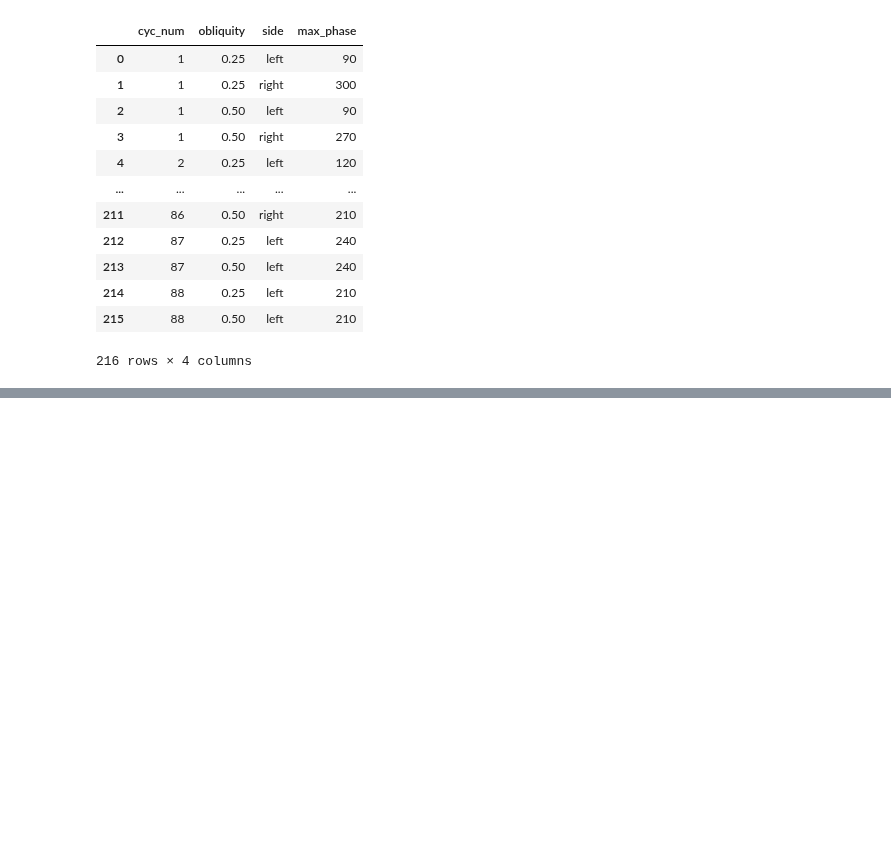
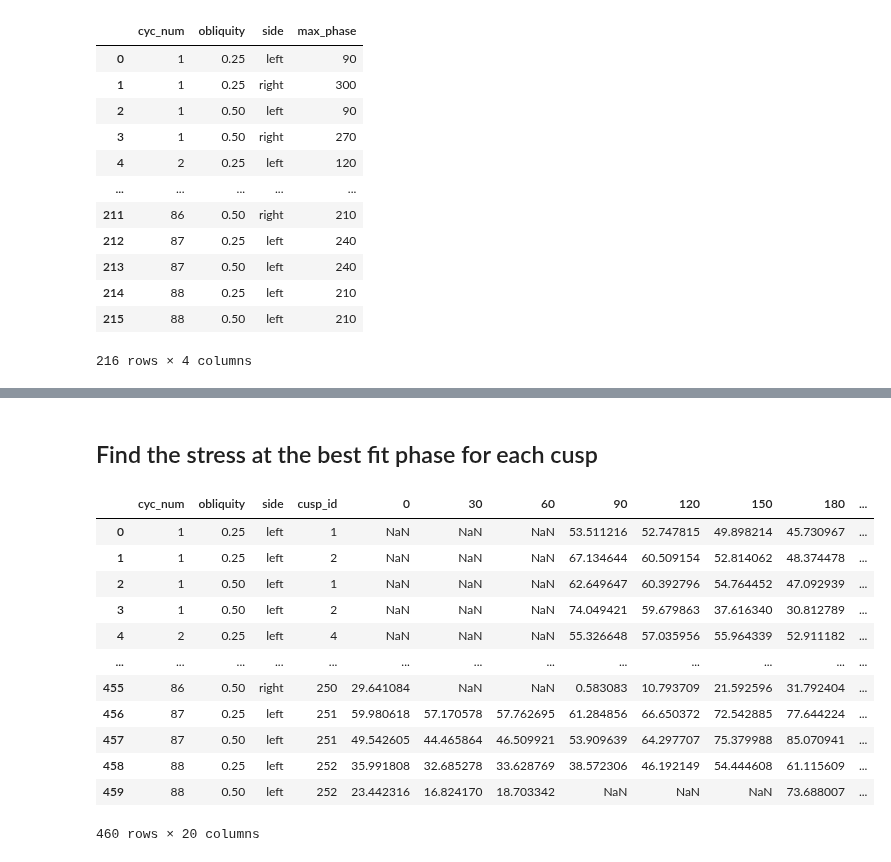
Before and after one commit to ssajous/europa-cycloids, a Jupyter notebook: src/Analyze Cusps.ipynb, the cells around one changed output, grey strips where cells are left out. Saved outputs shown, nothing was run; the diff lists cells and outputs as text; code cells hidden in the pictures; blank space fills up the shorter version.

```diff
--- a/src/Analyze Cusps.ipynb
+++ b/src/Analyze Cusps.ipynb
@@ -304,0 +323,35 @@ merged.to_csv('./output/leftRight/pivotedSPDstress.csv.gz', index=False, compres
+# %%
+min_stresses = merged.groupby(['cyc_num', 'obliquity', 'side'])[phases].min().reset_index()
+min_stresses['min_overall'] = min_stresses[phases].min(axis=1)
+
+min_stresses = min_stresses.sort_values(['cyc_num', 'obliquity', 'min_overall'],
+                                         ascending=[True, True, False])
+best_fit_direction = min_stresses.groupby(['cyc_num', 'obliquity']).head(1).reset_index(drop=True)
+# %%
+best_fits_only = best_fit_direction[['cyc_num',
+                                     'obliquity',
+                                     'side']].merge(merged,
+                                                    how='inner',
+                                                    on=['cyc_num', 'obliquity', 'side'])
+# %% [markdown]
+## Find the stress at the best fit phase for each cusp
+# %%
+def find_max_phase_stress(data):
+    return data[data.max_phase]
+
+best_fits_only['stress_at_max_phase'] = best_fits_only.apply(find_max_phase_stress, axis=1)
+best_fits_only
+# %% [output]
+|  | cyc_num | obliquity | side | cusp_id | 0 | 30 | 60 | 90 | 120 | 150 | 180 | ... |
+| 0 | 1 | 0.25 | left | 1 | NaN | NaN | NaN | 53.511216 | 52.747815 | 49.898214 | 45.730967 | ... |
+| 1 | 1 | 0.25 | left | 2 | NaN | NaN | NaN | 67.134644 | 60.509154 | 52.814062 | 48.374478 | ... |
+| 2 | 1 | 0.50 | left | 1 | NaN | NaN | NaN | 62.649647 | 60.392796 | 54.764452 | 47.092939 | ... |
+| 3 | 1 | 0.50 | left | 2 | NaN | NaN | NaN | 74.049421 | 59.679863 | 37.616340 | 30.812789 | ... |
+| 4 | 2 | 0.25 | left | 4 | NaN | NaN | NaN | 55.326648 | 57.035956 | 55.964339 | 52.911182 | ... |
+| ... | ... | ... | ... | ... | ... | ... | ... | ... | ... | ... | ... | ... |
+| 455 | 86 | 0.50 | right | 250 | 29.641084 | NaN | NaN | 0.583083 | 10.793709 | 21.592596 | 31.792404 | ... |
+| 456 | 87 | 0.25 | left | 251 | 59.980618 | 57.170578 | 57.762695 | 61.284856 | 66.650372 | 72.542885 | 77.644224 | ... |
+| 457 | 87 | 0.50 | left | 251 | 49.542605 | 44.465864 | 46.509921 | 53.909639 | 64.297707 | 75.379988 | 85.070941 | ... |
+| 458 | 88 | 0.25 | left | 252 | 35.991808 | 32.685278 | 33.628769 | 38.572306 | 46.192149 | 54.444608 | 61.115609 | ... |
+| 459 | 88 | 0.50 | left | 252 | 23.442316 | 16.824170 | 18.703342 | NaN | NaN | NaN | 73.688007 | ... |
+460 rows × 20 columns
```
Also changed, not shown: parts of 5 cells of this notebook.
